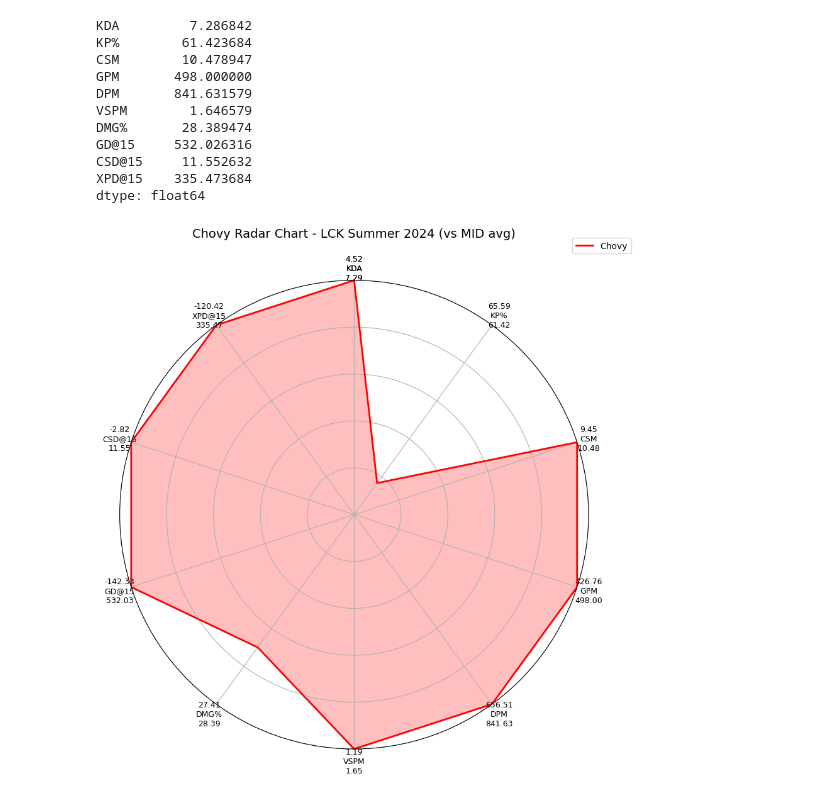
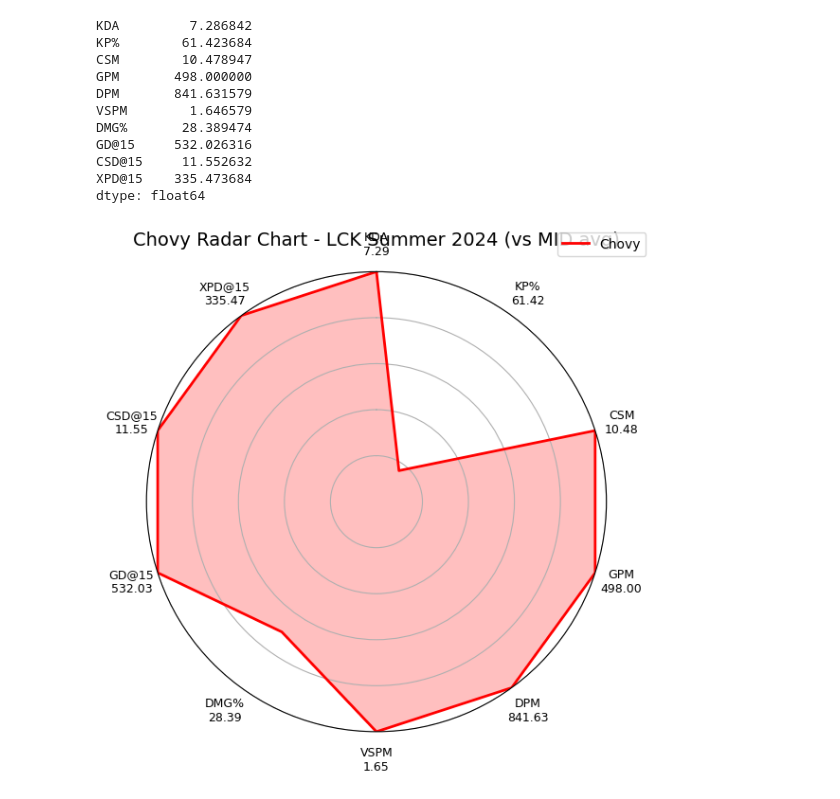
Before and after one commit to NguyenDung0210/LCK_Data_Analysis, a Jupyter notebook: analyze.ipynb, the cells around one changed output. Drawn from its saved outputs; the diff is of its cells as text; code cells hidden in the pictures.

```diff
--- a/analyze.ipynb
+++ b/analyze.ipynb
@@ -779,35 +779,43 @@ chovy_normalized = (chovy_mean - min_vals) / (max_vals - min_vals)
 
 values = chovy_normalized.tolist()
 values += values[:1]
 
 labels = stats
 num_vars = len(labels)
 angles = np.linspace(0, 2 * np.pi, num_vars, endpoint=False).tolist()
 angles += angles[:1]
 
-fig, ax = plt.subplots(figsize=(9, 9), subplot_kw=dict(polar=True))
+fig, ax = plt.subplots(figsize=(6, 6), subplot_kw=dict(polar=True))
 ax.set_theta_offset(np.pi / 2)
 ax.set_theta_direction(-1)
 ax.set_ylim(0, 1)
 
 ax.plot(angles, values, color='red', linewidth=2, label="Chovy")
 ax.fill(angles, values, color='red', alpha=0.25)
 
 new_labels = []
 for stat in stats:
-    label = f"{mean_vals[stat]:.2f}\n{stat}\n{chovy_mean[stat]:.2f}"
+    label = f"{stat}\n{chovy_mean[stat]:.2f}"
     new_labels.append(label)
 new_labels += new_labels[:1]
 
-ax.set_xticks(angles)
-ax.set_xticklabels(new_labels, fontsize=9)
+ax.set_xticks([])
+for angle, label in zip(angles[:-1], new_labels[:-1]):  # bỏ điểm khép vòng
+    ax.text(
+        angle,
+        1.12,  # >1 để đẩy chữ ra xa vòng
+        label,
+        ha='center',
+        va='center',
+        fontsize=9
+    )
 
 ax.set_yticklabels([])
 
 ax.set_title("Chovy Radar Chart - LCK Summer 2024 (vs MID avg)", size=14, pad=20)
 
 plt.legend(loc="upper right", bbox_to_anchor=(1.1, 1.1))
 plt.tight_layout()
 plt.show()
 # %% [output]
-[figure, old version]
+[figure, new version]
```
